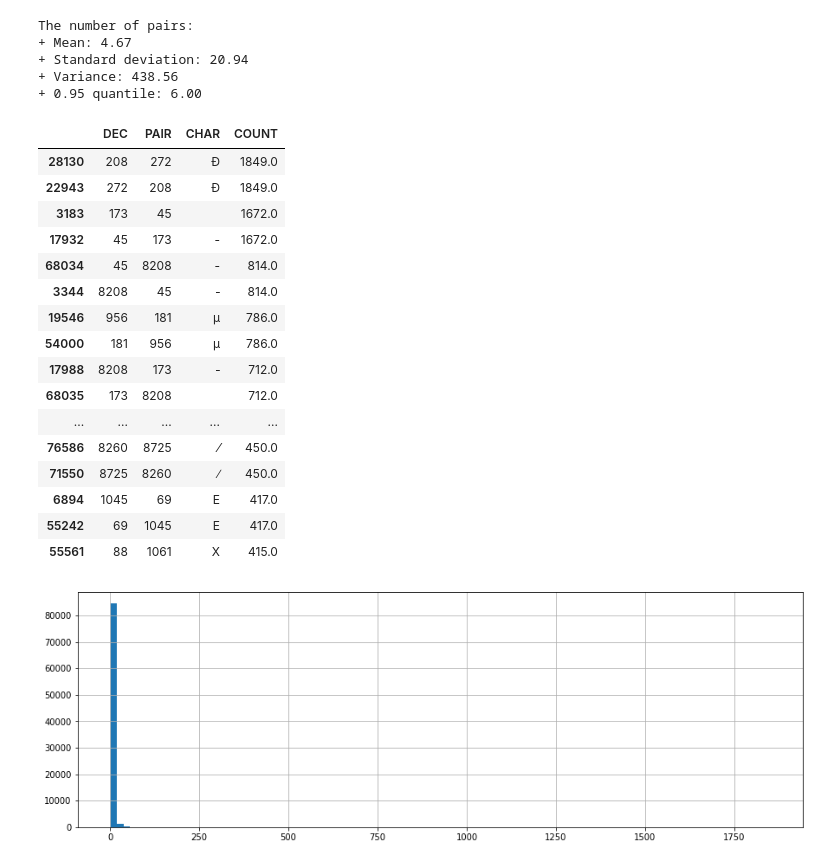
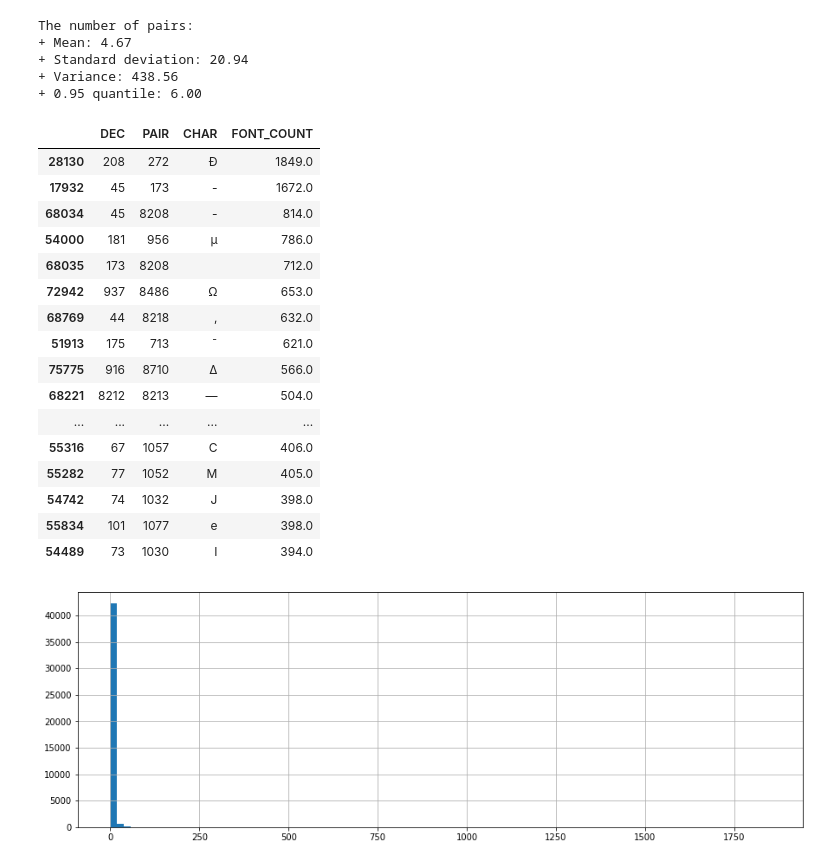
Before and after one commit to t-shoemaker/homoglyphic_type, a Jupyter notebook: character_eda.ipynb, the cells around one changed output. Cells and saved outputs as stored; diff of their text form; code cells hidden in the pictures.

```diff
--- a/character_eda.ipynb
+++ b/character_eda.ipynb
@@ -47,10 +47,10 @@ pairs = pd.DataFrame(coocc.stack())
 pairs = (
     pairs
     .reset_index(level=0)
-    .rename(columns={'DEC': 'PAIR', 0: 'COUNT'})
+    .rename(columns={'DEC': 'PAIR', 0: 'FONT_COUNT'})
     .reset_index()
 )
-pairs = pairs[pairs['COUNT'] > 0]
+pairs = pairs[pairs['FONT_COUNT'] > 0]
 # %%
 pairs.head(5)
 # %% [output]
@@ -65,15 +65,15 @@ With the counts made, we can find the conditional probability of one character p
 # %%
-long = pairs[['DEC', 'PAIR']].apply(lambda x: np.repeat(x, pairs['COUNT']))
+long = pairs[['DEC', 'PAIR']].apply(lambda x: np.repeat(x, pairs['FONT_COUNT']))
 # %% [markdown]
 Now this can be fed through `pd.crosstab()`. As above, we'll also filter out 0 values
 # %%
 pair_probs = (
-    pd.crosstab(long['DEC'], long['PAIR'], normalize='index')
+    pd.crosstab(long['DEC'], long['PAIR'], normalize='columns')
     .stack()
     .reset_index()
-    .rename(columns={0: 'PROB'})
+    .rename(columns={0: 'FONT_PROB'})
 )
-pair_probs = pair_probs[pair_probs['PROB'] > 0]
+pair_probs = pair_probs[pair_probs['FONT_PROB'] > 0]
 # %% [markdown]
 Now we can stick these probabilities back onto the dataframe of pairs
 # %%
@@ -100,29 +100,30 @@ The number of pairs:
 + Variance: 438.56
 + 0.95 quantile: 6.00
 # %%
-pair_counts = (pairs
- .assign(CHAR=pairs['DEC'].apply(chr))
- .sort_values('COUNT', ascending=False)
- .drop(columns=['PROB'])
- .reindex(columns=['DEC', 'PAIR', 'CHAR', 'COUNT'])
+pair_counts = (
+    pairs[pairs['DEC'] <  pairs['PAIR']] # removing reverse pairings for raw counts (a->b & b->a)
+    .assign(CHAR=pairs['DEC'].apply(chr))
+    .sort_values('FONT_COUNT', ascending=False)
+    .drop(columns=['FONT_PROB'])
+    .reindex(columns=['DEC', 'PAIR', 'CHAR', 'FONT_COUNT'])
 )
 pair_counts.head(25)
 # %% [output]
-|  | DEC | PAIR | CHAR | COUNT |
+|  | DEC | PAIR | CHAR | FONT_COUNT |
 | 28130 | 208 | 272 | Ð | 1849.0 |
-| 22943 | 272 | 208 | Đ | 1849.0 |
-| 3183 | 173 | 45 | ­ | 1672.0 |
 | 17932 | 45 | 173 | - | 1672.0 |
 | 68034 | 45 | 8208 | - | 814.0 |
-| 3344 | 8208 | 45 | ‐ | 814.0 |
-| 19546 | 956 | 181 | μ | 786.0 |
 | 54000 | 181 | 956 | µ | 786.0 |
-| 17988 | 8208 | 173 | ‐ | 712.0 |
 | 68035 | 173 | 8208 | ­ | 712.0 |
+| 72942 | 937 | 8486 | Ω | 653.0 |
+| 68769 | 44 | 8218 | , | 632.0 |
+| 51913 | 175 | 713 | ¯ | 621.0 |
+| 75775 | 916 | 8710 | Δ | 566.0 |
+| 68221 | 8212 | 8213 | — | 504.0 |
 | ... | ... | ... | ... | ... |
-| 76586 | 8260 | 8725 | ⁄ | 450.0 |
-| 71550 | 8725 | 8260 | ∕ | 450.0 |
-| 6894 | 1045 | 69 | Е | 417.0 |
-| 55242 | 69 | 1045 | E | 417.0 |
-| 55561 | 88 | 1061 | X | 415.0 |
+| 55316 | 67 | 1057 | C | 406.0 |
+| 55282 | 77 | 1052 | M | 405.0 |
+| 54742 | 74 | 1032 | J | 398.0 |
+| 55834 | 101 | 1077 | e | 398.0 |
+| 54489 | 73 | 1030 | I | 394.0 |
 # %%
```
Also changed, not shown: parts of 11 cells of this notebook.
